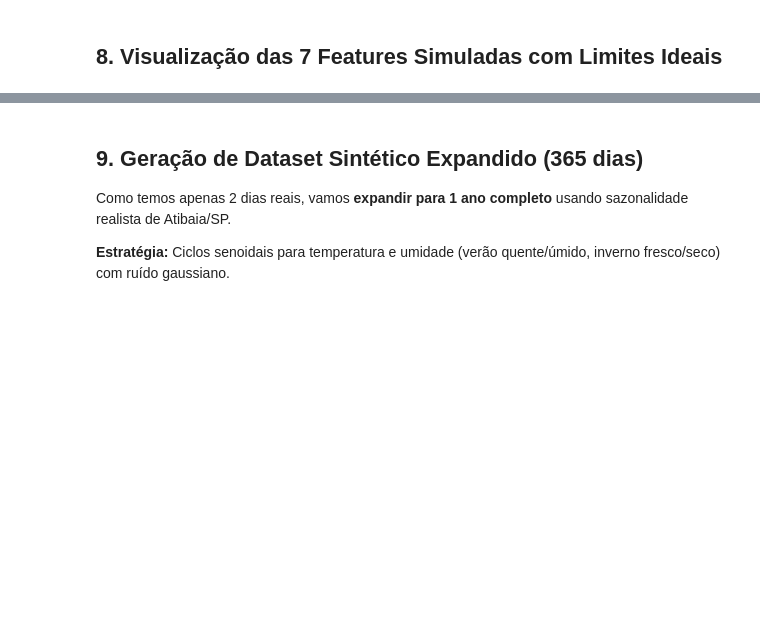
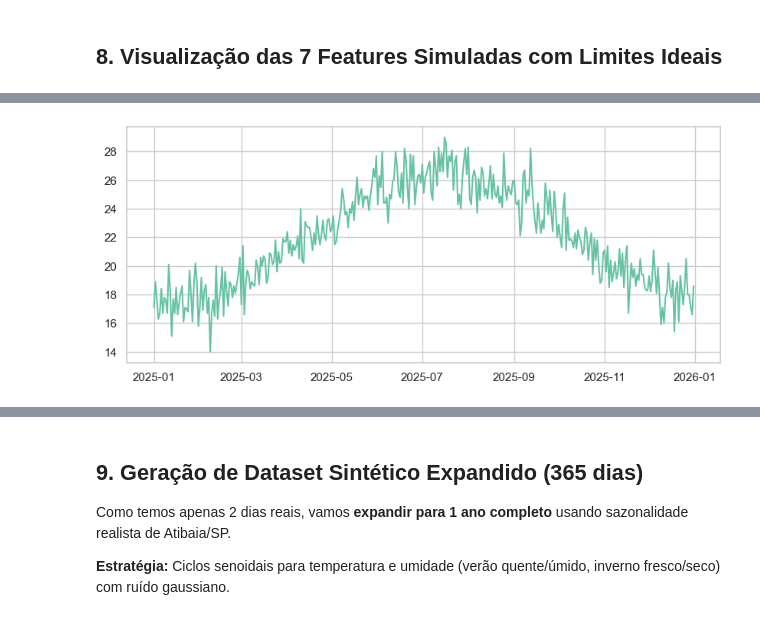
Before and after one commit to maria-elooisa/ic-agro-lab, a Jupyter notebook: data/raw/morango/agrolab_morango_simulacao.ipynb, the cells around one changed output, grey strips where cells are left out. Drawn from its saved outputs; the diff is of its cells as text; code cells hidden in the pictures; blank space fills up the shorter version.

```diff
--- a/data/raw/morango/agrolab_morango_simulacao.ipynb
+++ b/data/raw/morango/agrolab_morango_simulacao.ipynb
@@ -503,0 +681,11 @@ print(df_final[['data', 'temp_ar_max', 'umidade_solo', 'pH', 'N_mgL', 'K_mgL', '
+# %%
+plt.figure(figsize=(10,4))
+
+plt.plot(
+    df_anual['data'],
+    df_anual['temp_ar_media']
+)
+
+plt.show()
+# %% [output]
+[figure, added]
```
Also changed, not shown: parts of 16 cells of this notebook, 1 other file.
